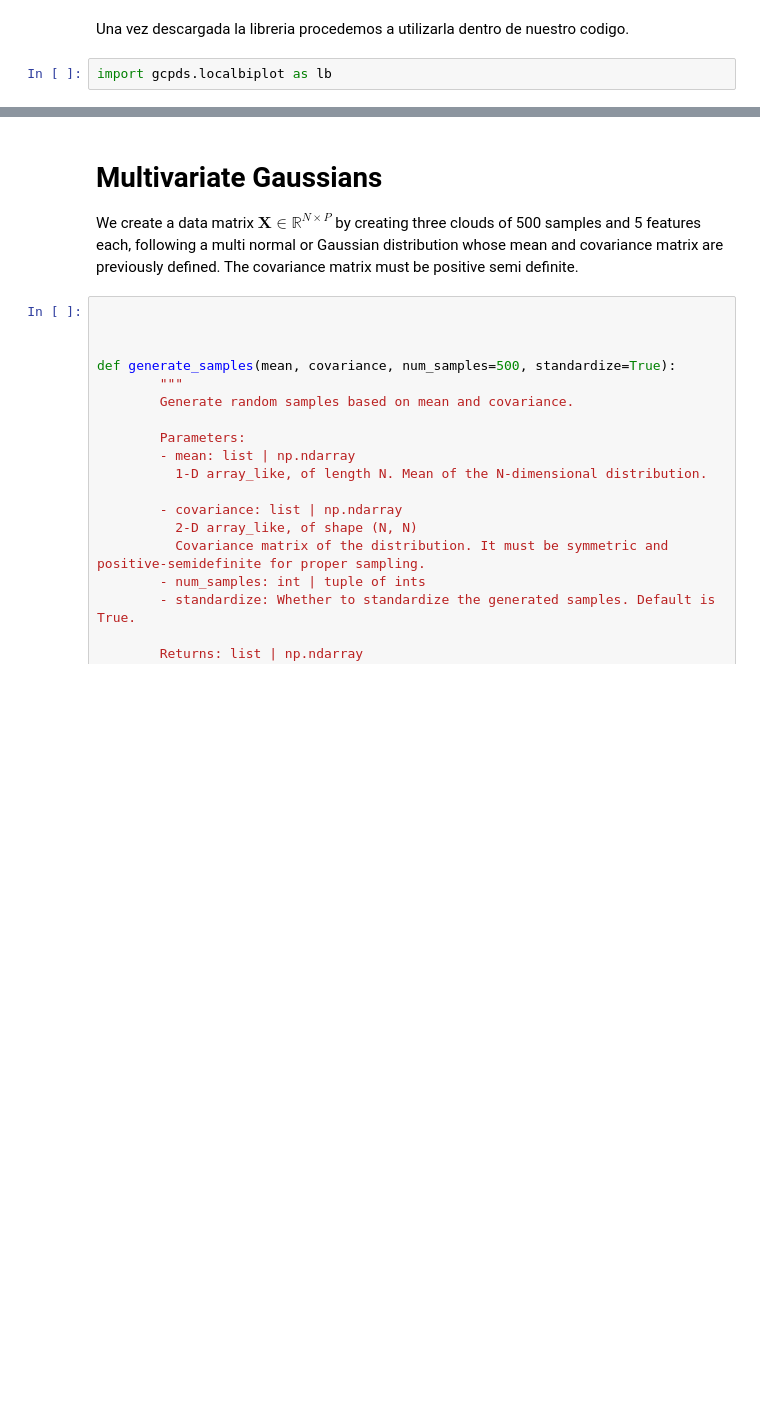
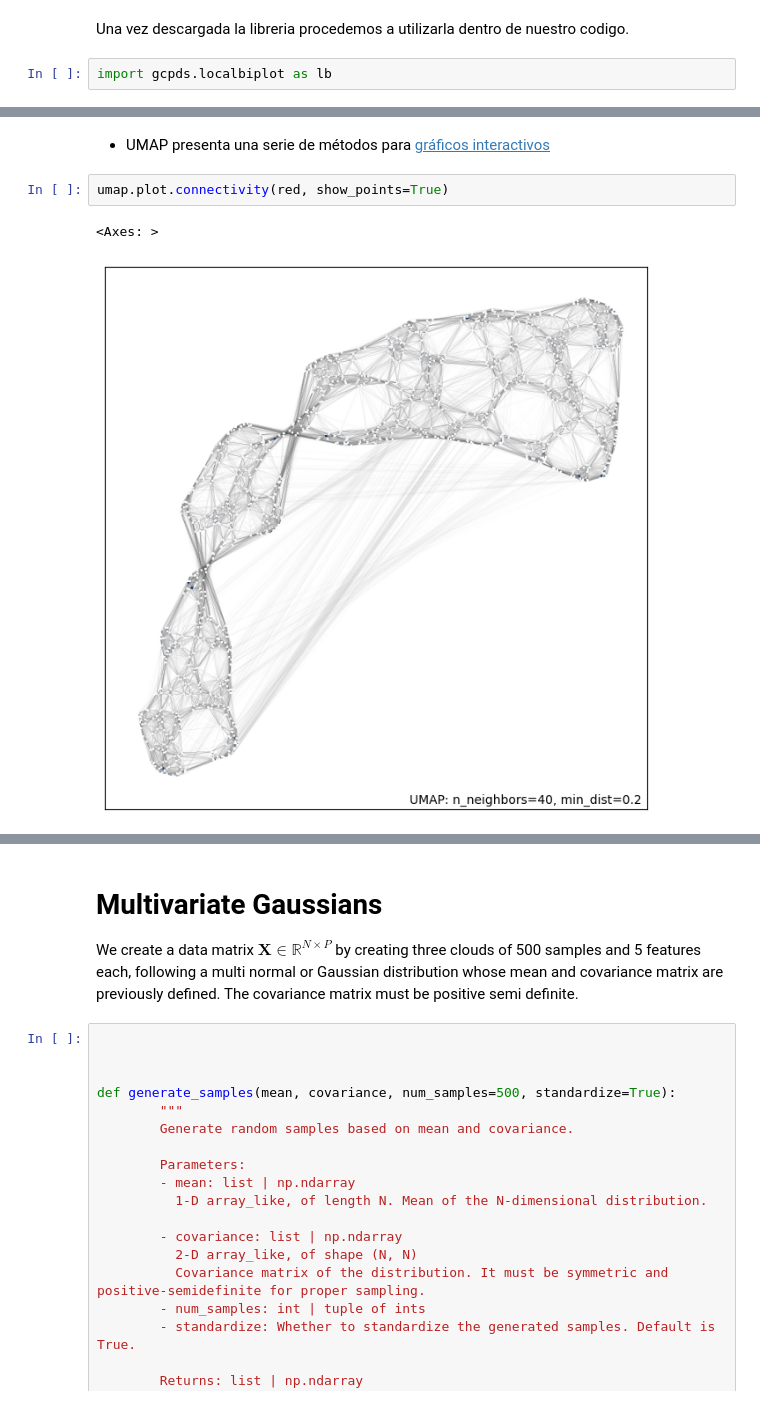
Before and after one commit to UN-GCPDS/python-gcpds.localbiplot, a Jupyter notebook: docs/source/notebooks/01-module example.ipynb, the cells around one changed output, grey strips where cells are left out. Cells and saved outputs as stored; diff of their text form; blank space fills up the shorter version.

```diff
--- a/docs/source/notebooks/01-module example.ipynb
+++ b/docs/source/notebooks/01-module example.ipynb
@@ -27,0 +91,7 @@ import gcpds.localbiplot as lb
+# %% [markdown]
+- UMAP presenta una serie de métodos para [gráficos interactivos](https://umap-learn.readthedocs.io/en/latest/plotting.html)
+# %%
+umap.plot.connectivity(red, show_points=True)
+# %% [output]
+<Axes: >
+[figure, added]
```
Also changed, not shown: parts of 33 cells of this notebook.
